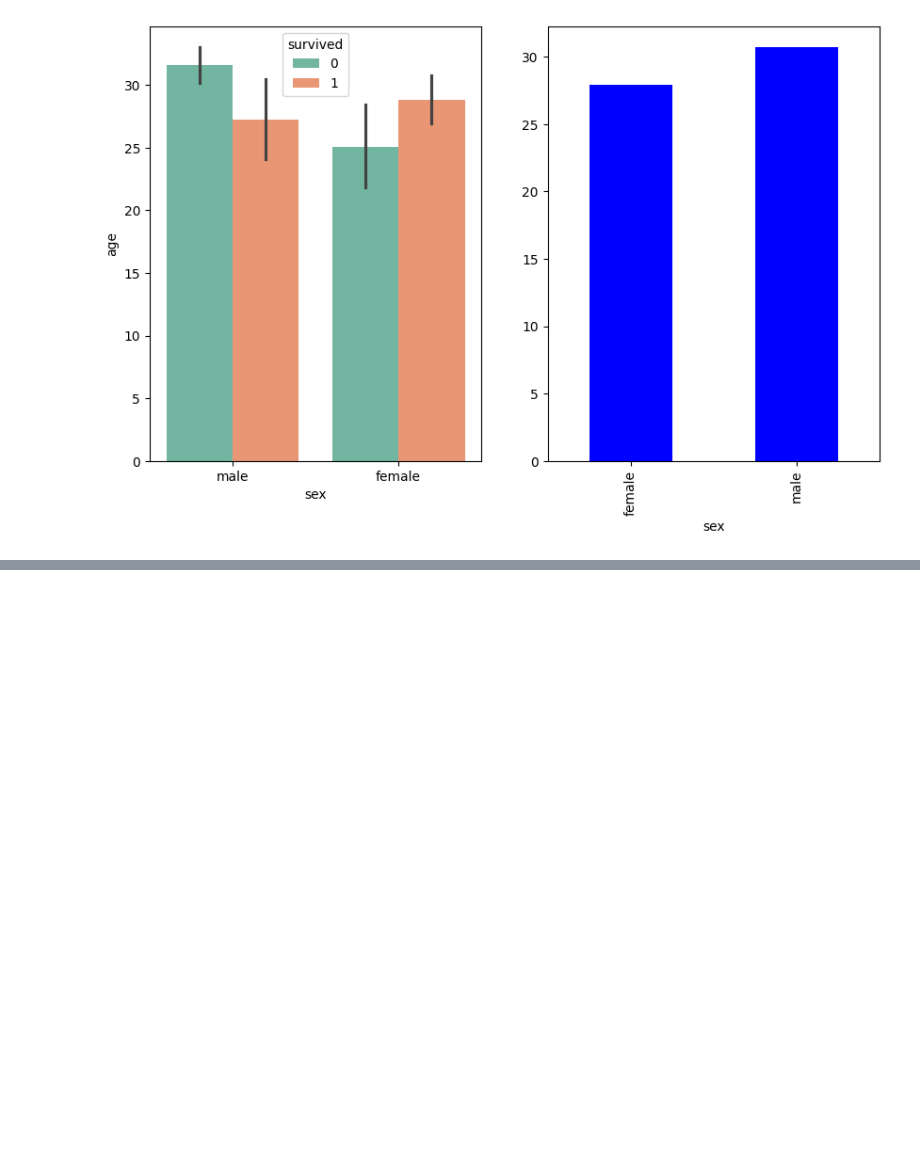
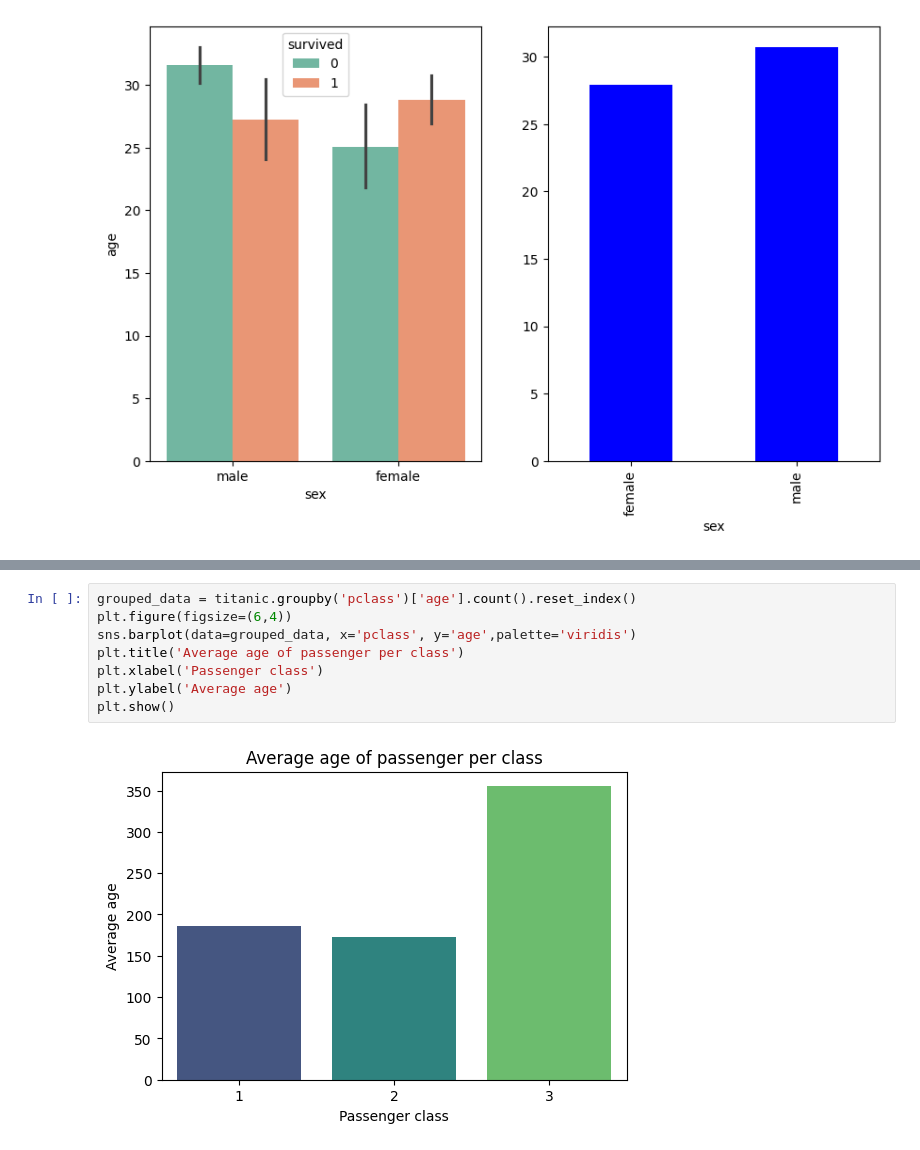
Before and after one commit to ake369/python_tutorial, a Jupyter notebook: notebooks/pandas.ipynb, the cells around one changed output, grey strips where cells are left out. Cells and saved outputs as stored; diff of their text form; blank space fills up the shorter version.

```diff
--- a/notebooks/pandas.ipynb
+++ b/notebooks/pandas.ipynb
@@ -315,0 +355,10 @@ plt.show()
+# %%
+grouped_data = titanic.groupby('pclass')['age'].count().reset_index()
+plt.figure(figsize=(6,4))
+sns.barplot(data=grouped_data, x='pclass', y='age',palette='viridis')
+plt.title('Average age of passenger per class')
+plt.xlabel('Passenger class')
+plt.ylabel('Average age')
+plt.show()
+# %% [output]
+[figure, added]
```
Also changed, not shown: parts of 11 cells of this notebook.
